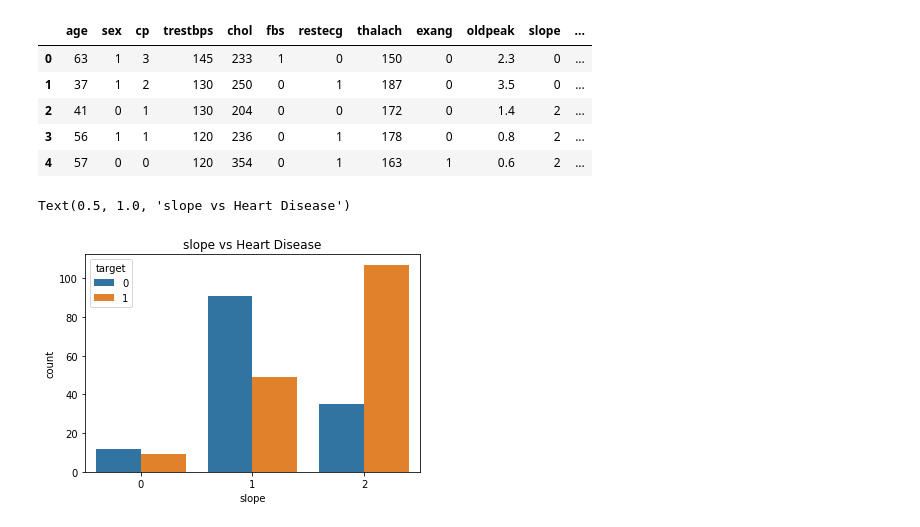
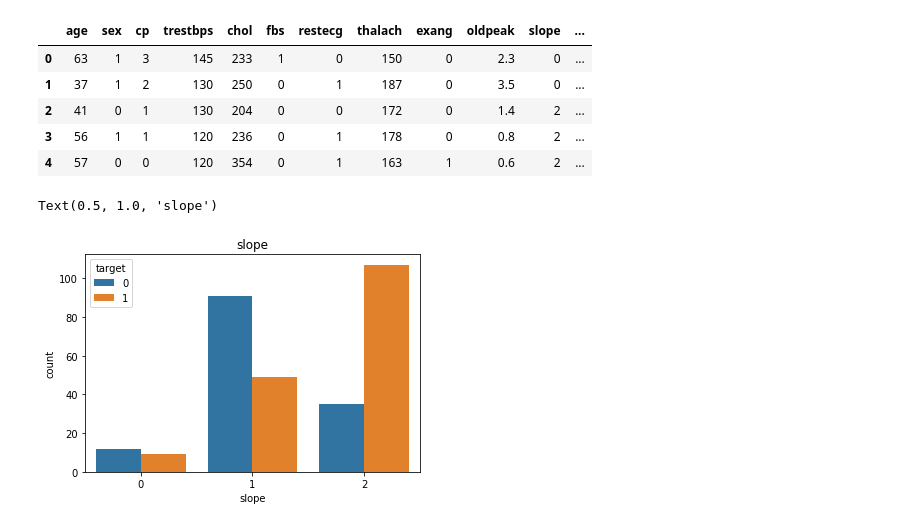
Before and after one commit to yanjianliao/data-mining-project-heart-disease-prediction, a Jupyter notebook: part_2_visualization.ipynb, the cells around one changed output. Drawn from its saved outputs; the diff is of its cells as text; code cells hidden in the pictures.

```diff
--- a/part_2_visualization.ipynb
+++ b/part_2_visualization.ipynb
@@ -156,10 +131,8 @@ data.head()
 | 3 | 56 | 1 | 1 | 120 | 236 | 0 | 1 | 178 | 0 | 0.8 | 2 | ... |
 | 4 | 57 | 0 | 0 | 120 | 354 | 0 | 1 | 163 | 1 | 0.6 | 2 | ... |
 # %%
-cho_bins = [25, 50, 75]
-data['slope_bin'] = pd.cut(data['slope'], bins=cho_bins)
-g2 = sns.countplot(x='slope', data=data, hue='target') #,palette='plasma',linewidth=3)
-g2.set_title("slope vs Heart Disease")
+plot = sns.countplot(x='slope', data=data, hue='target') #,palette='plasma',linewidth=3)
+plot.set_title("slope")
 # %% [output]
-Text(0.5, 1.0, 'slope vs Heart Disease')
+Text(0.5, 1.0, 'slope')
-[figure, old version]
+[figure, new version]
```
Also changed, not shown: parts of 5 cells of this notebook.
